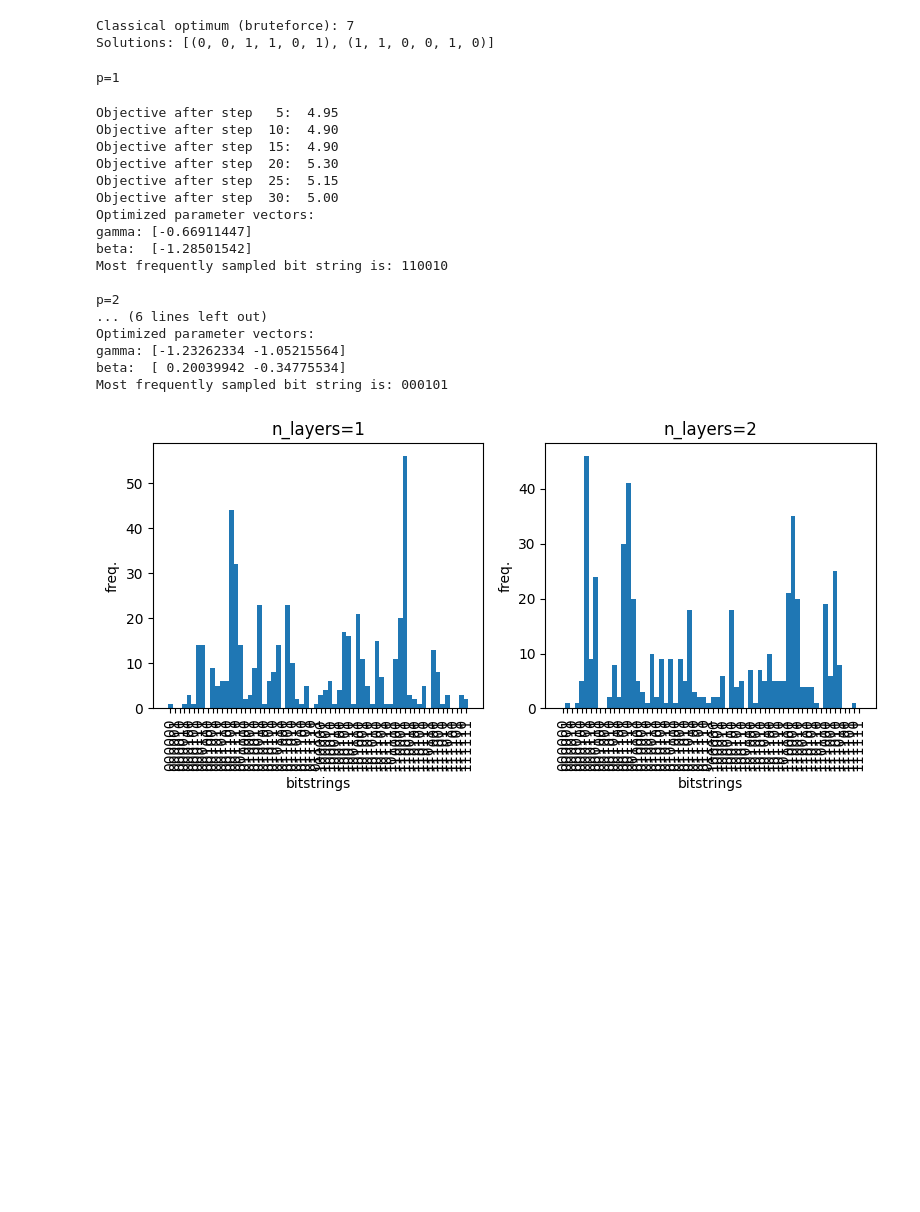
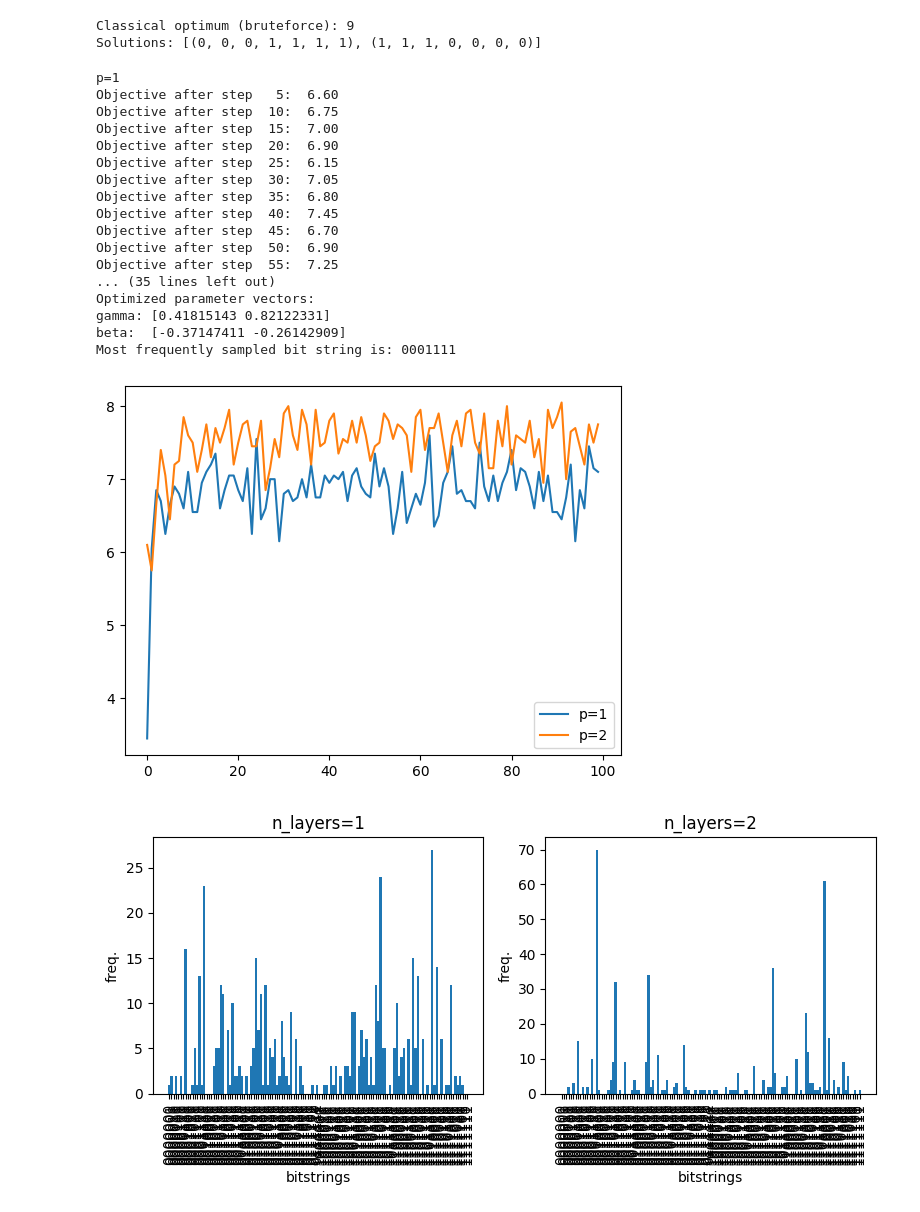
Before and after one commit to Kamyk0417/VS-Code, a Jupyter notebook: QAOA.ipynb, the cells around one changed output. Cells and saved outputs as stored; diff of their text form; code cells hidden in the pictures; blank space fills up the shorter version.

```diff
--- a/QAOA.ipynb
+++ b/QAOA.ipynb
@@ -24,7 +24,7 @@ def generate_random_graph(num_nodes, edge_probability, seed=None):
 
     return G
 # %%
-n_wires = 6
+n_wires = 7
 prob = 0.5
 
 random_graph = generate_random_graph(n_wires, prob)
@@ -80,8 +80,8 @@ def U_C(gamma):
 best_classic_val, best_classic_strings = maxcut_bruteforce(n_wires, edges)
 print("Classical optimum (bruteforce):", best_classic_val, "\nSolutions:", [tuple(b) for b in best_classic_strings])
 # %% [output]
-Classical optimum (bruteforce): 7
-Solutions: [(0, 0, 1, 1, 0, 1), (1, 1, 0, 0, 1, 0)]
+Classical optimum (bruteforce): 9
+Solutions: [(0, 0, 0, 1, 1, 1, 1), (1, 1, 1, 0, 0, 0, 0)]
 # %%
 dev = qml.device("lightning.qubit", wires=n_wires, shots=20)
 
@@ -109,10 +109,12 @@ def qaoa_maxcut(n_layers=1):
 
     opt = qml.AdagradOptimizer(stepsize=0.5)
 
+    obj_list = []
     params = init_params.copy()
-    steps = 30
-    for i in range(steps):
+    steps = np.arange(100)
+    for i in steps:
         params = opt.step(objective, params)
+        obj_list.append(-objective(params))
         if (i + 1) % 5 == 0:
             print(f"Objective after step {i+1:3d}: {-objective(params): .2f}")
 
@@ -122,46 +124,50 @@ def qaoa_maxcut(n_layers=1):
     counts = np.bincount(np.array(sampled_ints))
     most_freq_bit_string = np.argmax(counts)
     print(f"Optimized parameter vectors:\ngamma: {params[0]}\nbeta:  {params[1]}")
-    print(f"Most frequently sampled bit string is: {most_freq_bit_string:06b}")
+    print(f"Most frequently sampled bit string is: {most_freq_bit_string:07b}")
 
-    return -objective(params), sampled_ints
+    return -objective(params), sampled_ints, obj_list
 # %%
-int_samples1 = qaoa_maxcut(n_layers=1)[1]
-int_samples2 = qaoa_maxcut(n_layers=2)[1]
+obj_p1, int_samples1, obj_plot1 = qaoa_maxcut(n_layers=1)
+obj_p2, int_samples2, obj_plot2 = qaoa_maxcut(n_layers=2)
+
+plt.plot(np.arange(100), obj_plot1)
+plt.plot(np.arange(100), obj_plot2)
+plt.legend(["p=1", "p=2"])
 
 xticks = range(0, 2**n_wires)
-xtick_labels = list(map(lambda x: format(x, "06b"), xticks))
+xtick_labels = list(map(lambda x: format(x, "07b"), xticks))
 bins = np.arange(0, 2**n_wires+1) - 0.5
 
 fig, _ = plt.subplots(1, 2, figsize=(8, 4))
 for i, samples in enumerate([int_samples1, int_samples2], start=1):
     plt.subplot(1, 2, i)
     plt.title(f"n_layers={i}")
     plt.xlabel("bitstrings")
     plt.ylabel("freq.")
     plt.xticks(xticks, xtick_labels, rotation="vertical")
     plt.hist(samples, bins=bins)
 plt.tight_layout()
 # %% [output]
 p=1
+Objective after step   5:  6.60
+Objective after step  10:  6.75
+Objective after step  15:  7.00
+Objective after step  20:  6.90
+Objective after step  25:  6.15
+Objective after step  30:  7.05
+Objective after step  35:  6.80
+Objective after step  40:  7.45
+Objective after step  45:  6.70
+Objective after step  50:  6.90
+Objective after step  55:  7.25
+... (35 lines left out)
+Optimized parameter vectors:
+gamma: [0.41815143 0.82122331]
+beta:  [-0.37147411 -0.26142909]
+Most frequently sampled bit string is: 0001111
-Objective after step   5:  4.95
-Objective after step  10:  4.90
-Objective after step  15:  4.90
-Objective after step  20:  5.30
-Objective after step  25:  5.15
-Objective after step  30:  5.00
-Optimized parameter vectors:
-gamma: [-0.66911447]
-beta:  [-1.28501542]
-Most frequently sampled bit string is: 110010
-
-p=2
-... (6 lines left out)
-Optimized parameter vectors:
-gamma: [-1.23262334 -1.05215564]
-beta:  [ 0.20039942 -0.34775534]
-Most frequently sampled bit string is: 000101
-[figure, old version]
+[figure, new version]
+[figure, added]
 # %%
 def max_cut_to_qubo():
     Q = {}
```
Also changed, not shown: parts of 3 cells of this notebook.
